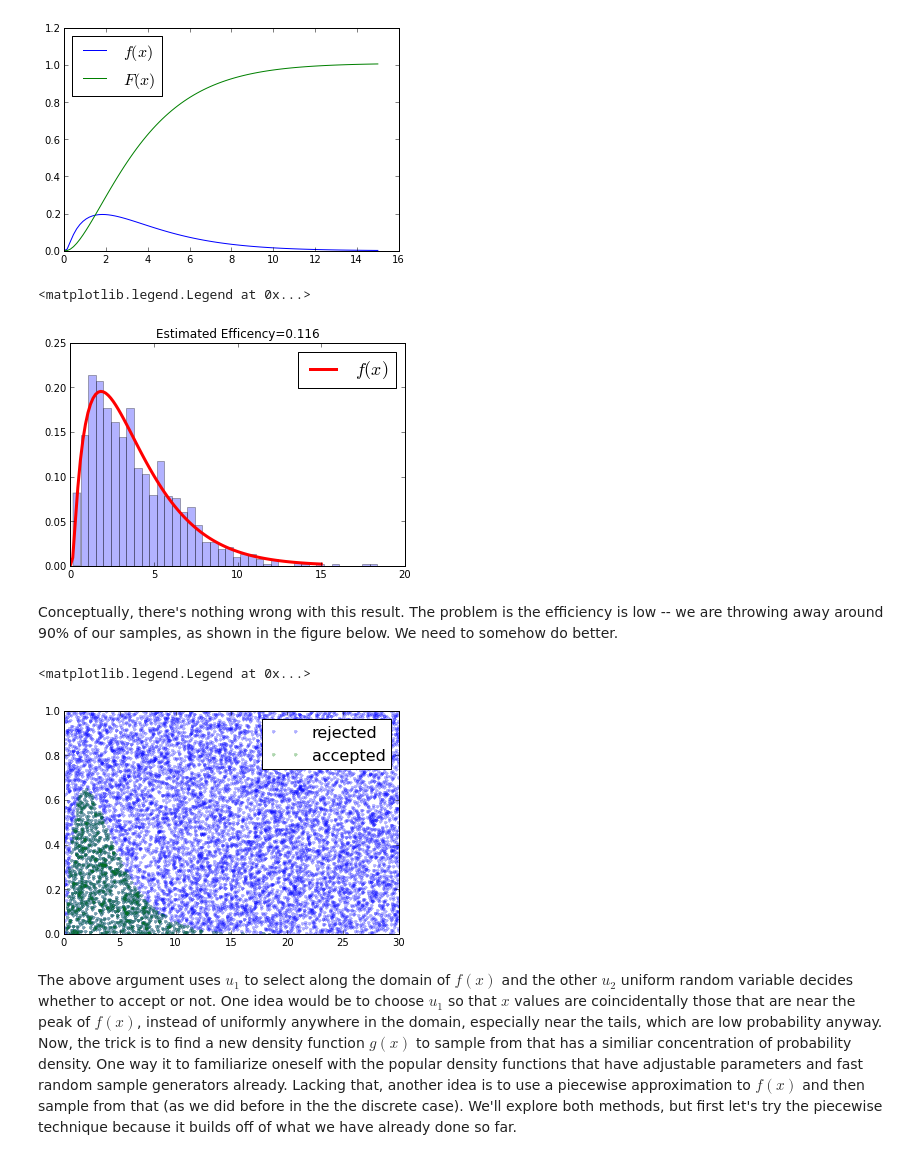
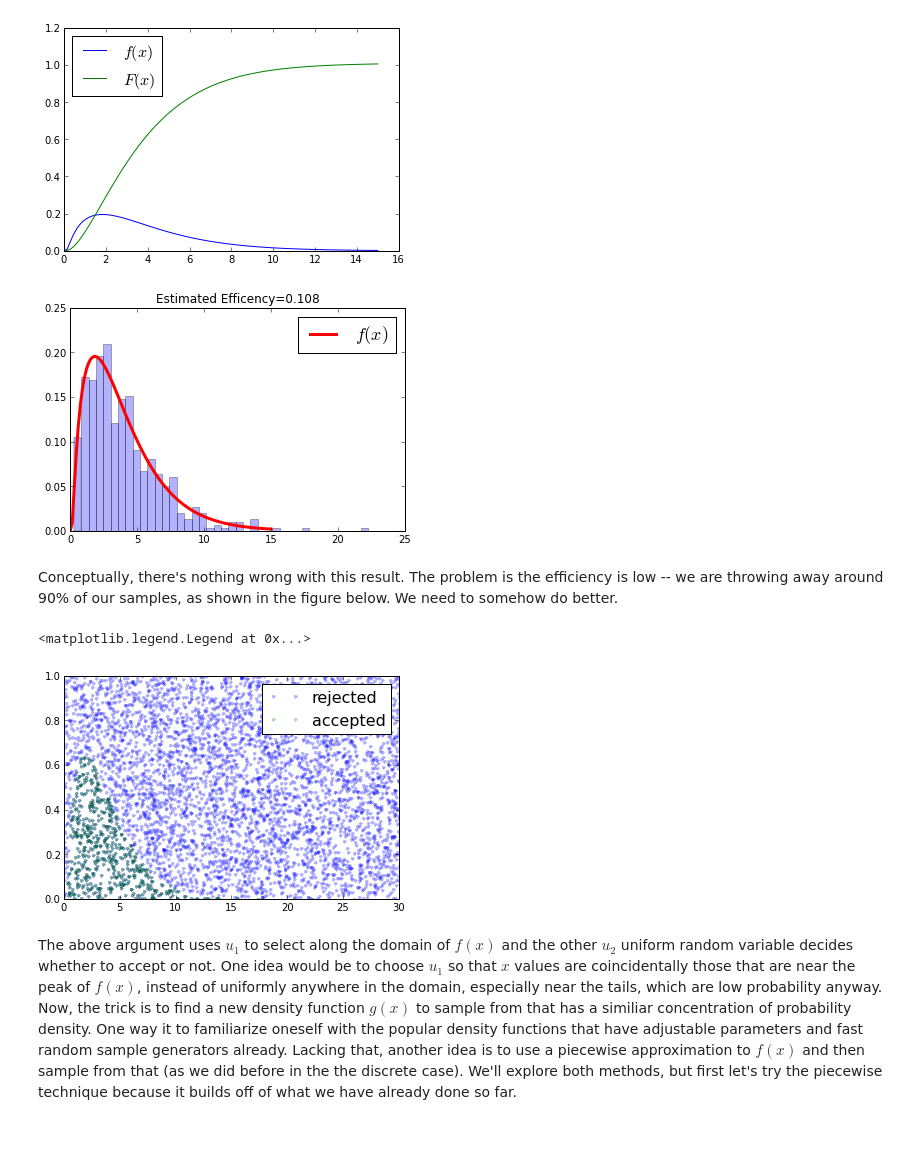
Before and after one commit to unpingco/Pig-in-the-Python, a Jupyter notebook: Sampling_Monte_Carlo.ipynb, the cells around one changed output. Drawn from its saved outputs; the diff is of its cells as text; code cells hidden in the pictures.

```diff
--- a/Sampling_Monte_Carlo.ipynb
+++ b/Sampling_Monte_Carlo.ipynb
@@ -170,18 +173,17 @@ ax.legend(loc=0,fontsize=16);
 [figure]
 # %%
 M=.3
-u1 = rand(10000)*30
-u2 = rand(10000)
+u1 = rand(5000)*30 #because the domain is unbounded on the right, we'll chop off after 30
+u2 = rand(5000)
 idx=where(u2<=f(u1)/M)[0]
 v = u1[idx]
 fig,ax=subplots()
 ax.hist(v,normed=1,bins=40,alpha=.3)
 ax.plot(x,fx,'r',lw=3.,label='$f(x)$')
 ax.set_title('Estimated Efficency=%3.3f'%(len(v)/len(u1)))
 ax.legend(fontsize=18)
 # %% [output]
-<matplotlib.legend.Legend at 0x...>
-[figure, old version]
+[figure, new version]
 # %% [markdown]
 Conceptually, there's nothing wrong with this result. The problem is the efficiency is low -- we are throwing away around 90% of our samples, as shown in the figure below. We need to somehow do better.
 # %%
@@ -191,7 +193,7 @@ ax.plot(u1[idx],u2[idx],'g.',label='accepted',alpha=.3)
 ax.legend(fontsize=16)
 # %% [output]
 <matplotlib.legend.Legend at 0x...>
-[figure, old version]
+[figure, new version]
 # %% [markdown]
 The above argument uses $u_1$ to select along the domain of $f(x)$ and the other $u_2$ uniform random variable  decides whether to accept or not. One idea would be to choose $u_1$ so that $x$ values are coincidentally those that are near the peak of $f(x)$, instead of uniformly anywhere in the domain, especially near the tails, which are low probability anyway. Now, the trick is to find a new density function $g(x)$ to sample from that has a similiar concentration of probability density. One way it to familiarize oneself with the popular density functions that have adjustable parameters and fast random sample generators already. Lacking that, another idea is to use a piecewise approximation to $f(x)$ and then sample from that (as we did before in the the discrete case). We'll explore both methods, but first let's try the piecewise technique because it builds off of what we have already done so far.
 # %% [markdown]
```
Also changed, not shown: parts of 11 cells of this notebook.
